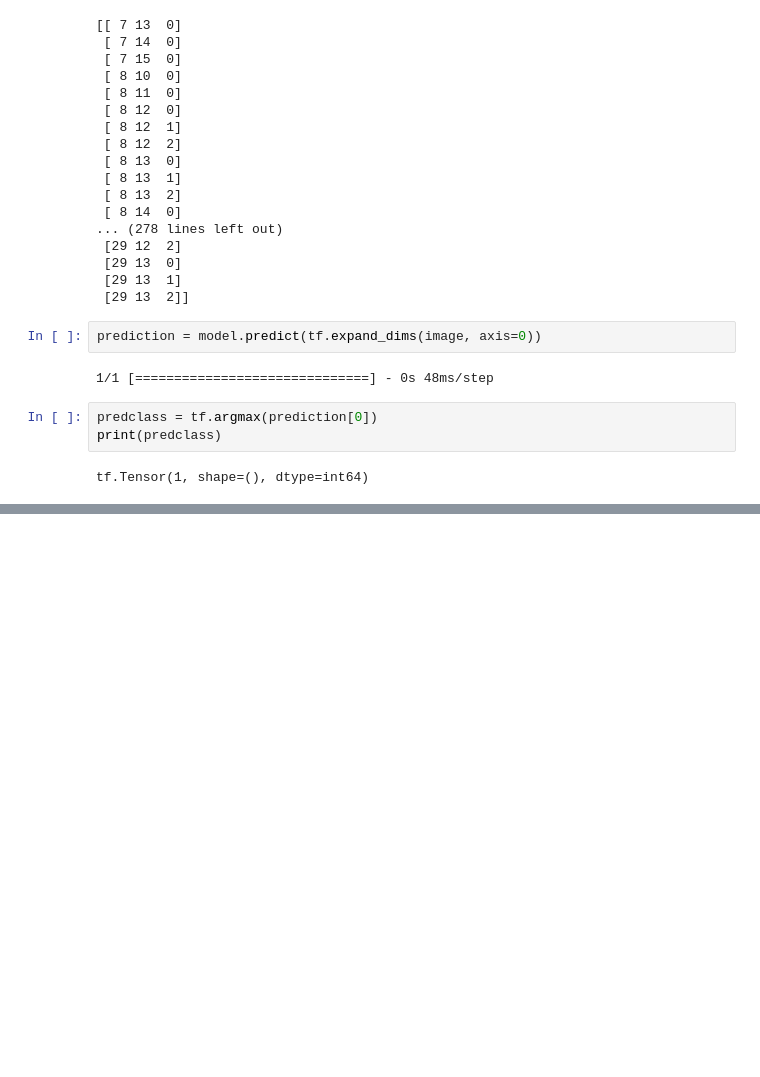
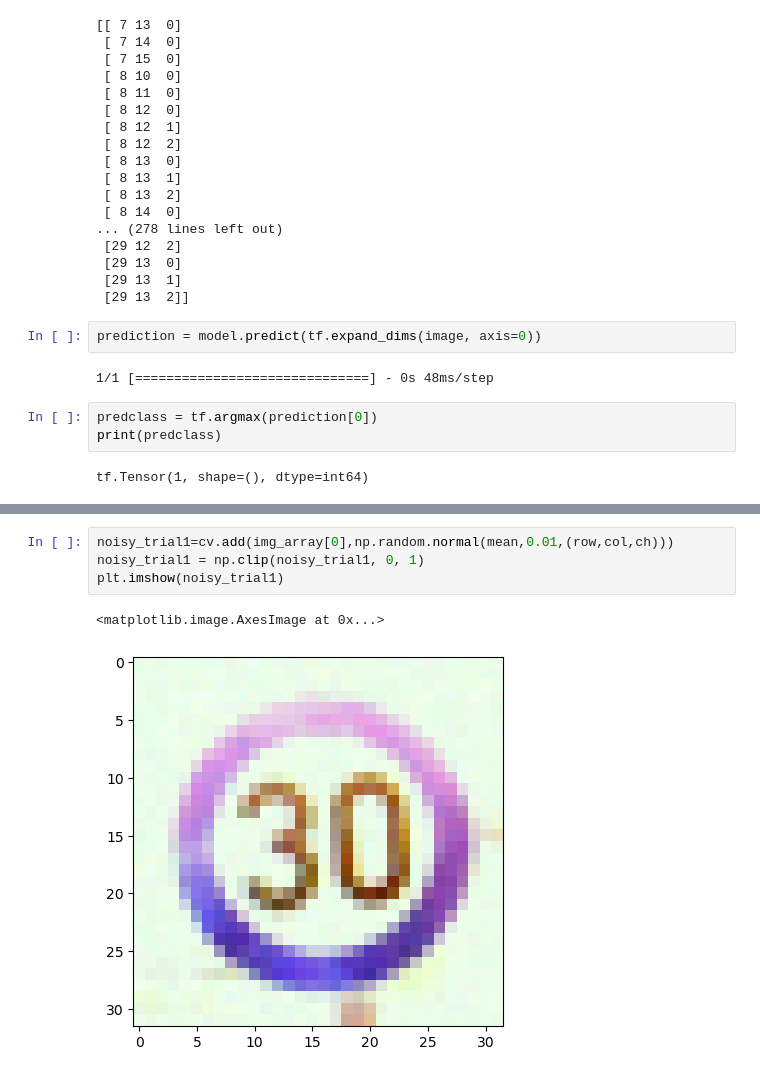
Before and after one commit to erinp0/DST-NN-Project, a Jupyter notebook: Emelia Osborne/Adversarial_Image_Creation.ipynb, the cells around one changed output, grey strips where cells are left out. Saved outputs shown, nothing was run; the diff lists cells and outputs as text; blank space fills up the shorter version.

```diff
--- a/Emelia Osborne/Adversarial_Image_Creation.ipynb
+++ b/Emelia Osborne/Adversarial_Image_Creation.ipynb
@@ -248,0 +262,7 @@ tf.Tensor(1, shape=(), dtype=int64)
+# %%
+noisy_trial1=cv.add(img_array[0],np.random.normal(mean,0.01,(row,col,ch)))
+noisy_trial1 = np.clip(noisy_trial1, 0, 1)
+plt.imshow(noisy_trial1)
+# %% [output]
+<matplotlib.image.AxesImage at 0x...>
+[figure, added]
```
Also changed, not shown: parts of 10 cells of this notebook, 1 other file.
